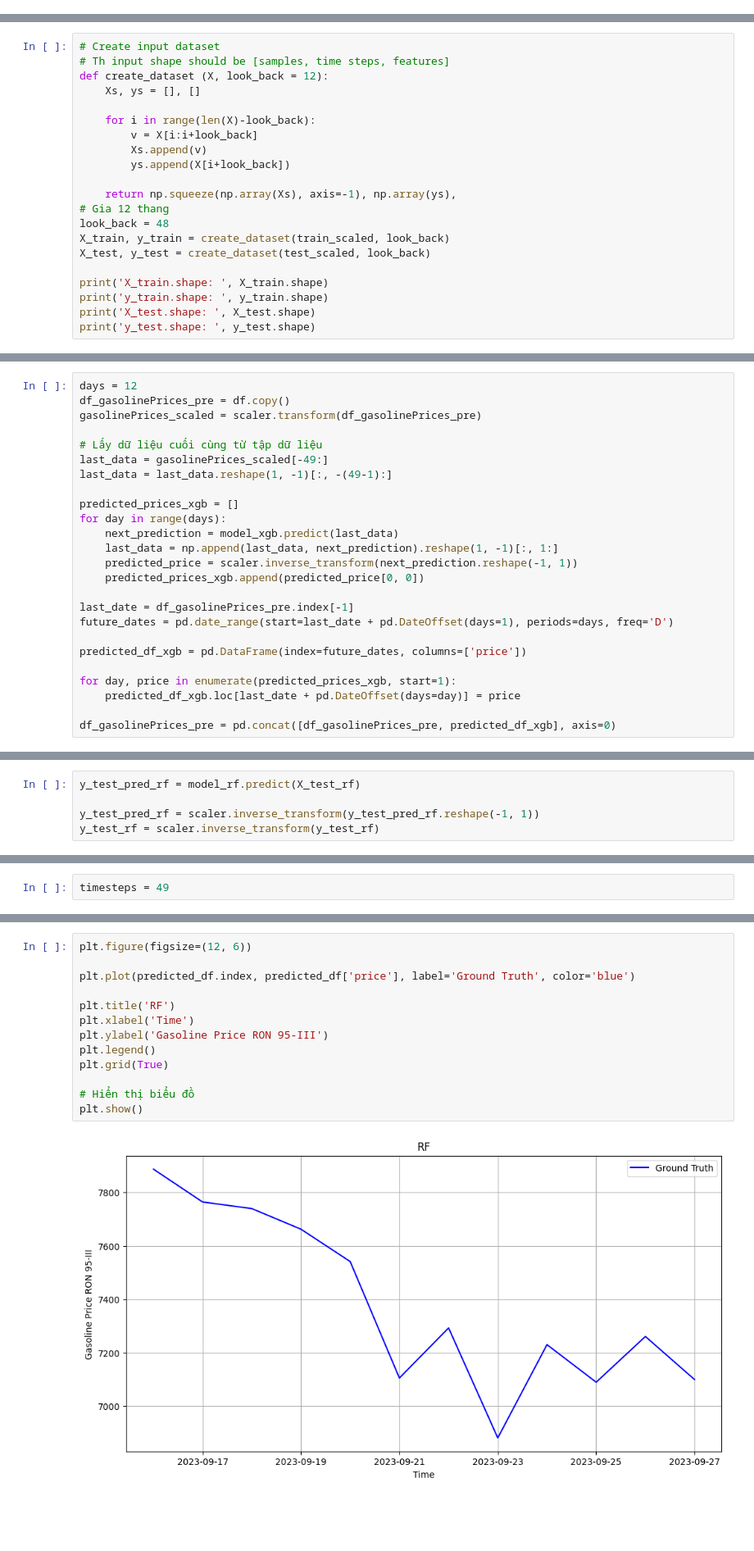
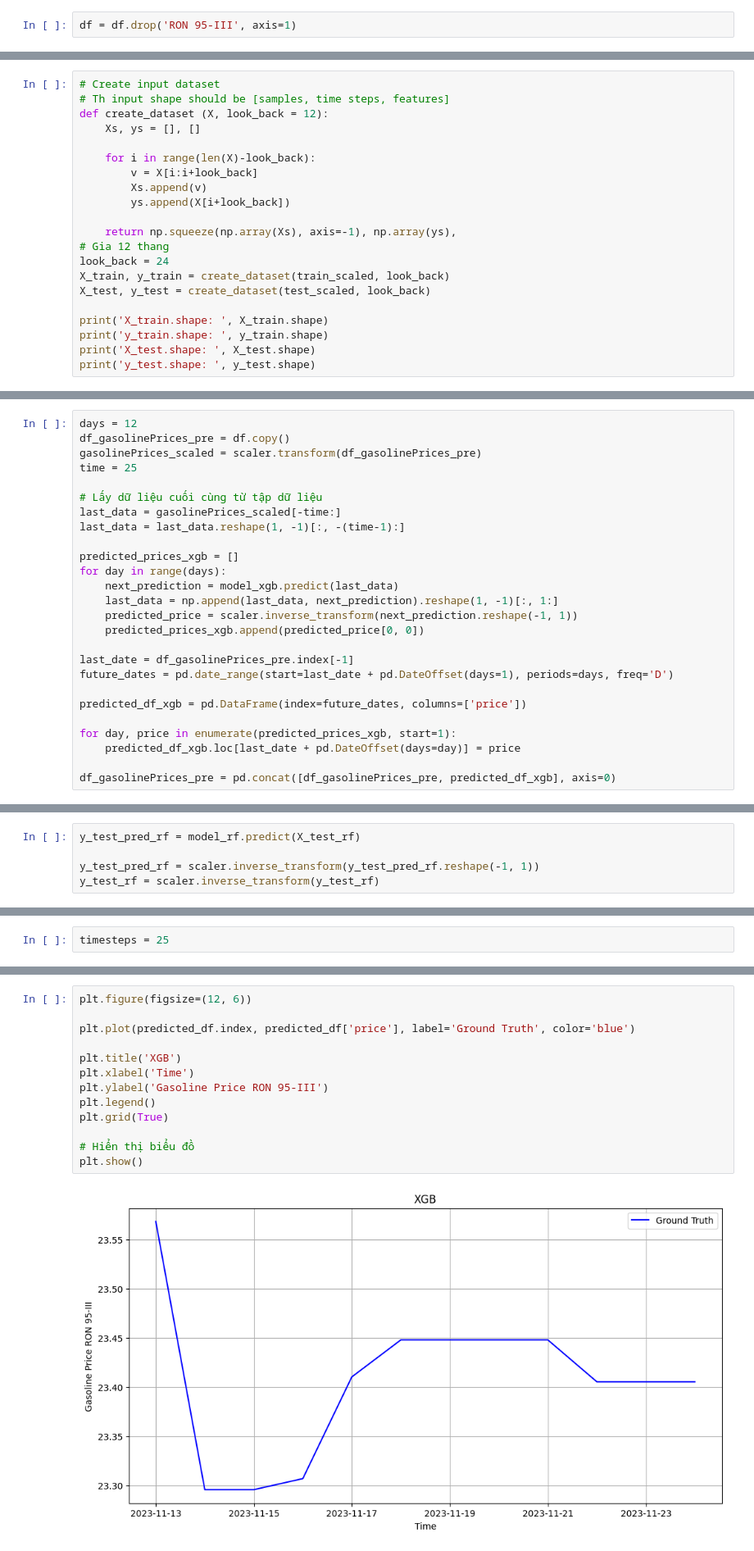
Before and after one commit to thuongh2/CommodityPredict, a Jupyter notebook: Oil.ipynb, the cells around one changed output, grey strips where cells are left out. Shown at 82% size. Cells and saved outputs as stored; diff of their text form; blank space fills up the shorter version.

```diff
--- a/Oil.ipynb
+++ b/Oil.ipynb
@@ -36,3 +55,5 @@ df = pd.read_csv('./data.csv',  parse_dates=['date'], index_col='date')
+# %%
+df = df.drop('RON 95-III', axis=1)
 # %%
 df.head()
 # %% [output]
@@ -122,7 +142,7 @@ def create_dataset (X, look_back = 12):
 
     return np.squeeze(np.array(Xs), axis=-1), np.array(ys),
 # Gia 12 thang
-look_back = 48
+look_back = 24
 X_train, y_train = create_dataset(train_scaled, look_back)
 X_test, y_test = create_dataset(test_scaled, look_back)
 
@@ -194,10 +210,11 @@ R-squared (XGB):  0.8473974148584027
 days = 12
 df_gasolinePrices_pre = df.copy()
 gasolinePrices_scaled = scaler.transform(df_gasolinePrices_pre)
+time = 25
 
 # Lấy dữ liệu cuối cùng từ tập dữ liệu
-last_data = gasolinePrices_scaled[-49:]
-last_data = last_data.reshape(1, -1)[:, -(49-1):]
+last_data = gasolinePrices_scaled[-time:]
+last_data = last_data.reshape(1, -1)[:, -(time-1):]
 
 predicted_prices_xgb = []
 for day in range(days):
@@ -353,5 +368,5 @@ plt.show()
 # %%
-timesteps = 49
+timesteps = 25
 # %%
 days = 12
 df_gasolinePrices_pre = df.copy()
@@ -380,18 +395,18 @@ df_gasolinePrices_pre = pd.concat([df_gasolinePrices_pre, predicted_df], axis=0)
 # %%
 plt.figure(figsize=(12, 6))
 
 plt.plot(predicted_df.index, predicted_df['price'], label='Ground Truth', color='blue')
 
-plt.title('RF')
+plt.title('XGB')
 plt.xlabel('Time')
 plt.ylabel('Gasoline Price RON 95-III')
 plt.legend()
 plt.grid(True)
 
 # Hiển thị biểu đồ
 plt.show()
 # %% [output]
-[figure, old version]
+[figure, new version]
 # %%
 plt.figure(figsize=(12, 6))
 
```
Also changed, not shown: parts of 33 cells of this notebook, 15 other files.
